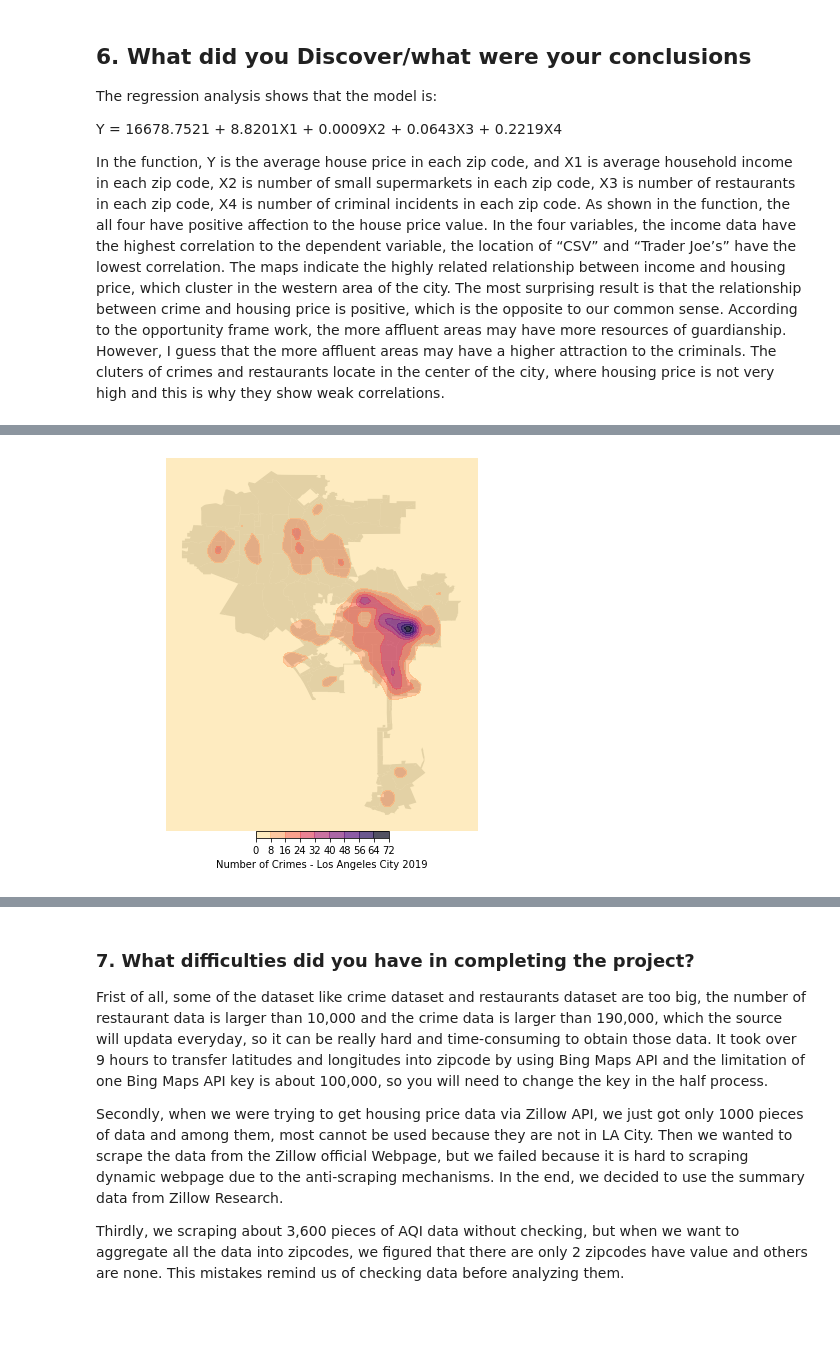
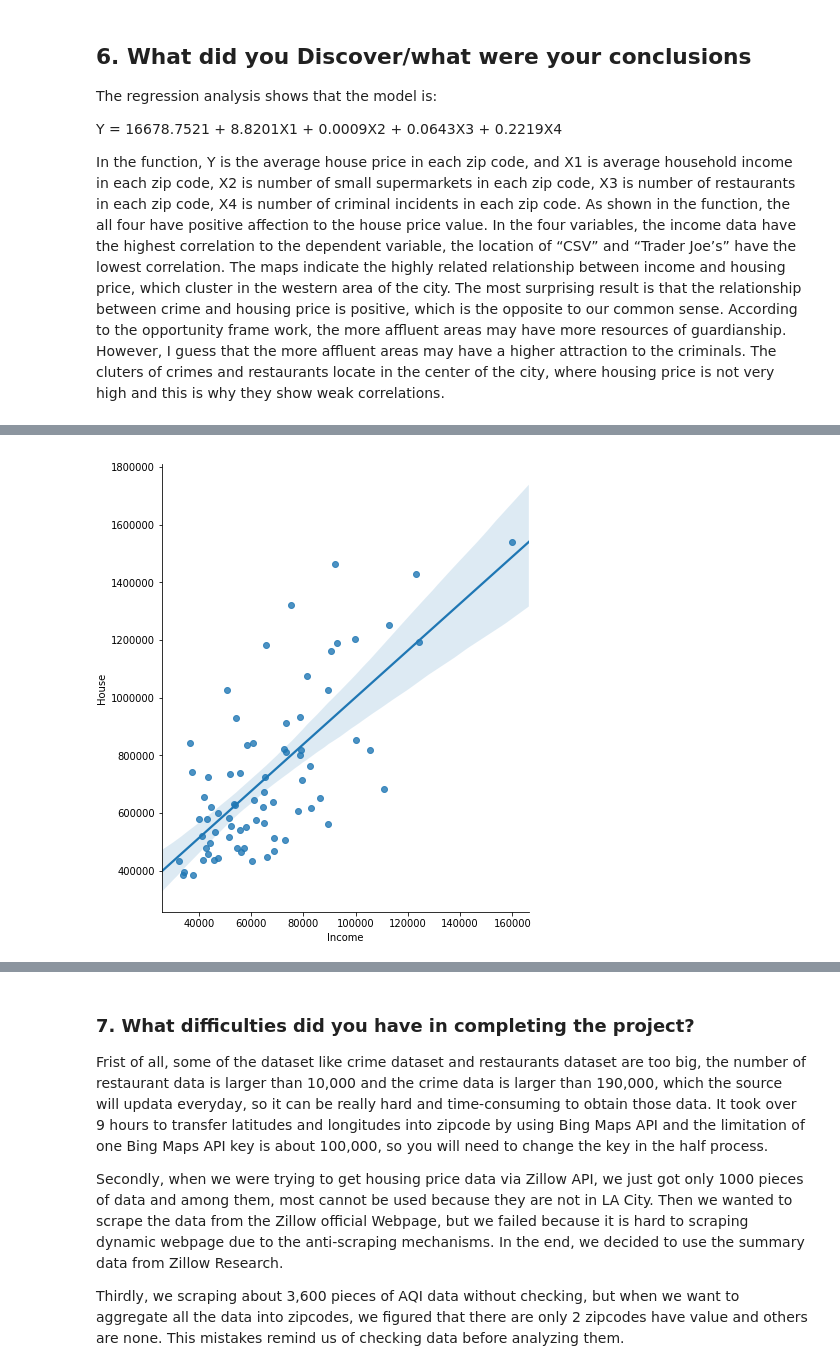
Before and after one commit to InvictusYing/INF-510-Final_Project, a Jupyter notebook: Zhongying_Wang.ipynb, the cells around one changed output, grey strips where cells are left out. Cells and saved outputs as stored; diff of their text form; code cells hidden in the pictures; blank space fills up the shorter version.

```diff
--- a/Zhongying_Wang.ipynb
+++ b/Zhongying_Wang.ipynb
@@ -50,2 +34,5 @@ In the function, Y is the average house price in each zip code, and X1 is averag
-# %% [markdown]
-![figure_9.png](attachment:figure_9.png)
+# %%
+from IPython.display import Image
+Image("figure_1.png")
+# %% [output]
+[figure, added]
```
Also changed, not shown: parts of 16 cells of this notebook.
